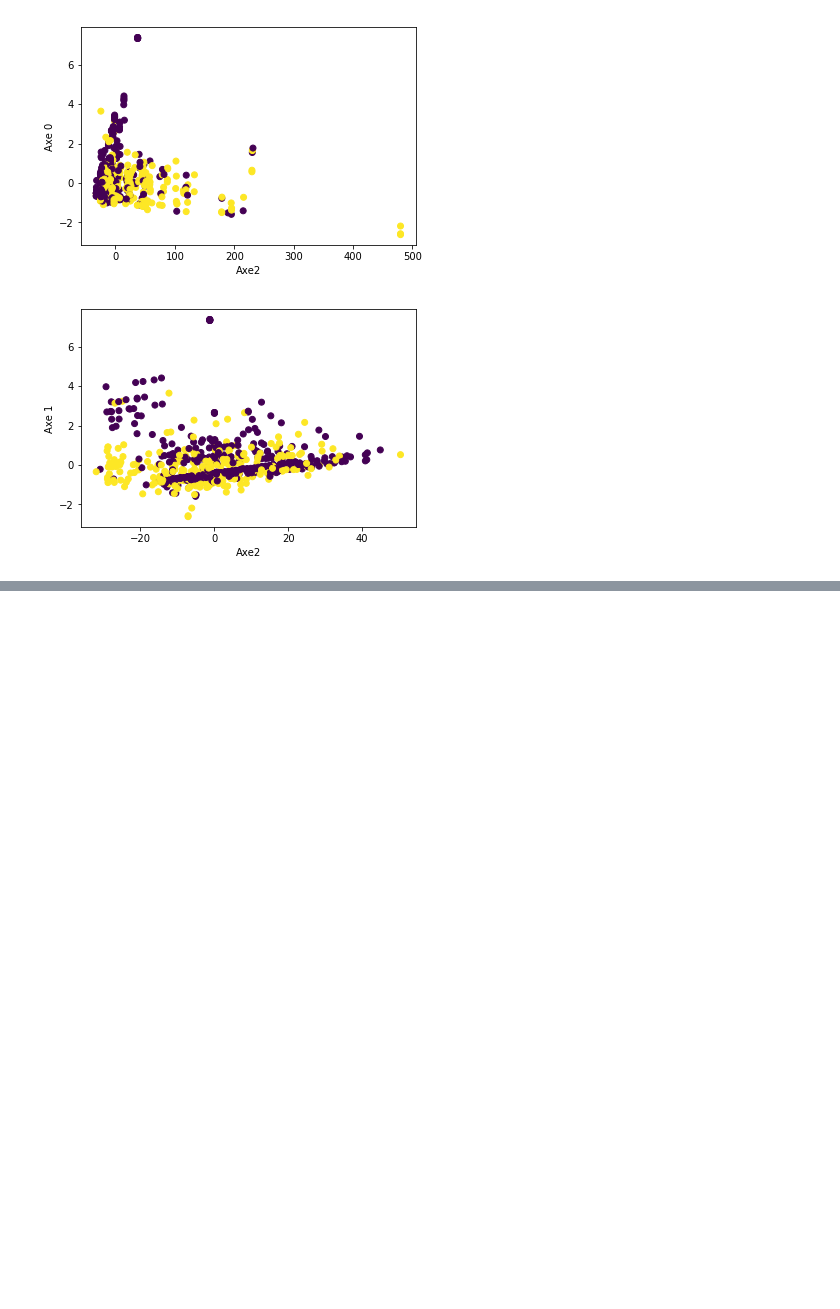
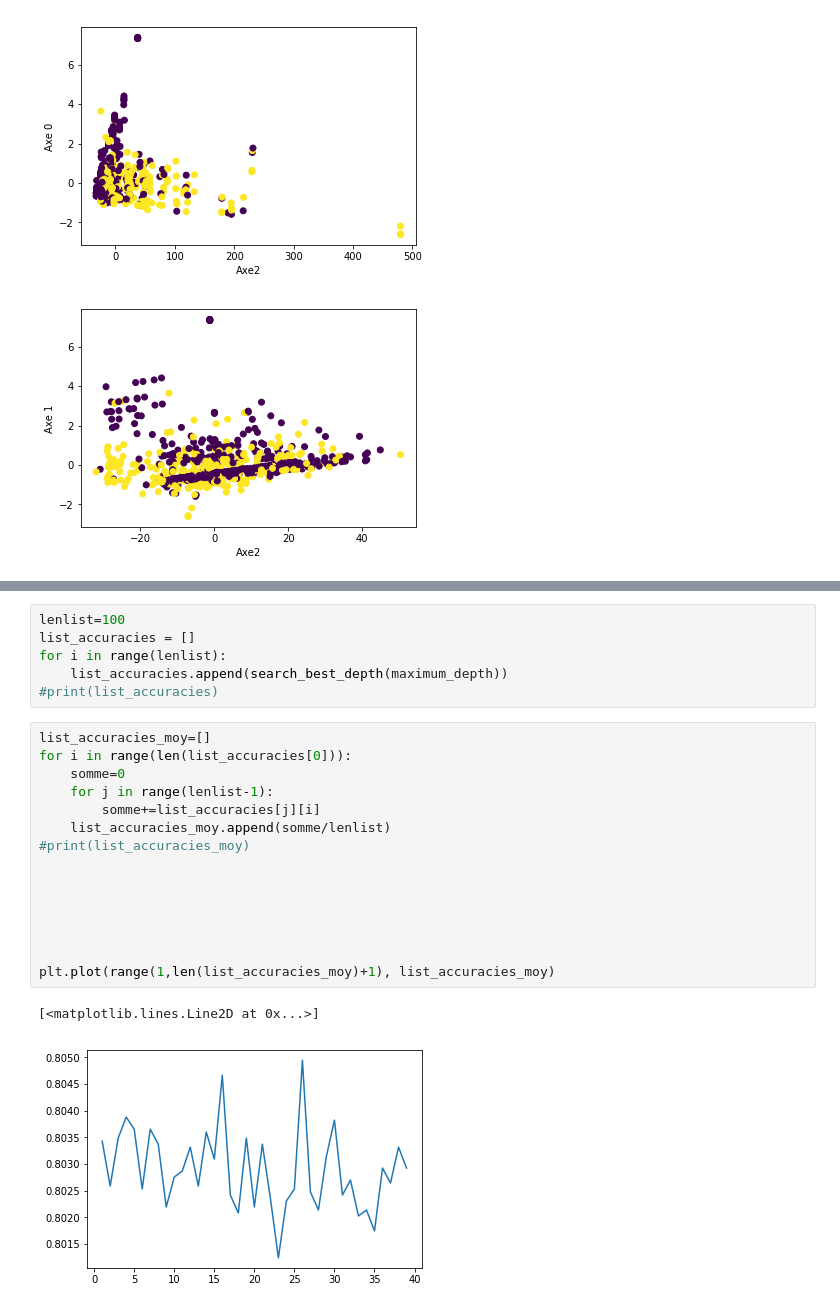
Before and after one commit to ppecheux/Study-on-Titatnic-dataset, a Jupyter notebook: dataset-2-classification.ipynb, the cells around one changed output, grey strips where cells are left out. Saved outputs shown, nothing was run; the diff lists cells and outputs as text; blank space fills up the shorter version.

```diff
--- a/dataset-2-classification.ipynb
+++ b/dataset-2-classification.ipynb
@@ -299,0 +358,24 @@ for i,j in couples_axes:
+# %%
+lenlist=100
+list_accuracies = []
+for i in range(lenlist):
+    list_accuracies.append(search_best_depth(maximum_depth))
+#print(list_accuracies)
+# %%
+list_accuracies_moy=[]
+for i in range(len(list_accuracies[0])):
+    somme=0
+    for j in range(lenlist-1):
+        somme+=list_accuracies[j][i]
+    list_accuracies_moy.append(somme/lenlist)
+#print(list_accuracies_moy)
+
+
+
+
+
+
+plt.plot(range(1,len(list_accuracies_moy)+1), list_accuracies_moy)
+# %% [output]
+[<matplotlib.lines.Line2D at 0x...>]
+[figure, added]
```
Also changed, not shown: parts of 7 cells of this notebook.
